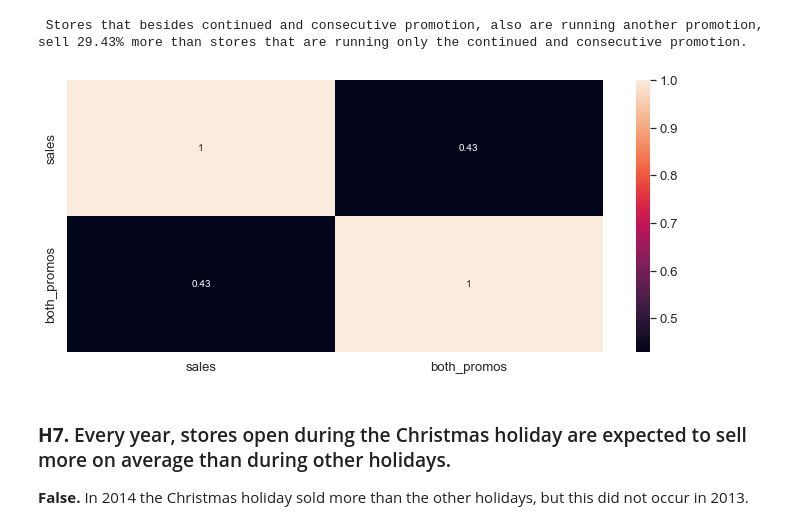
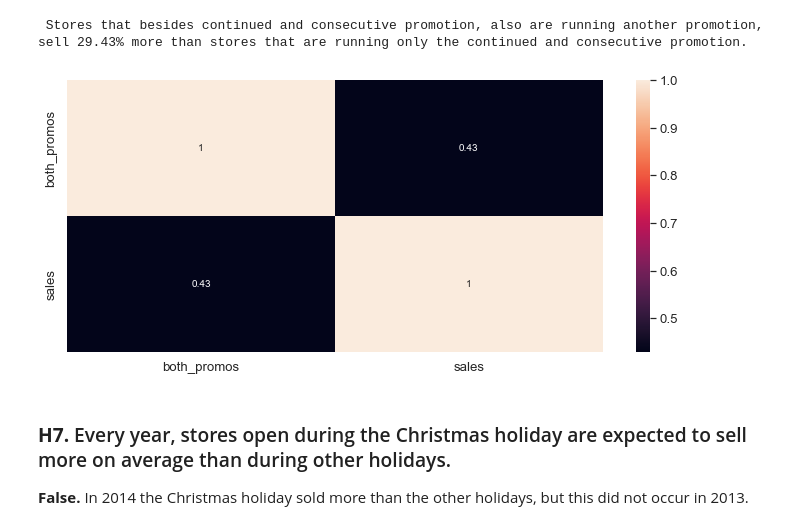
Before and after one commit to anaclaudialemos/drugstore_sales_prediction, a Jupyter notebook: drugstore_sales_prediction.ipynb, the cells around one changed output. Cells and saved outputs as stored; diff of their text form; code cells hidden in the pictures.

```diff
--- a/drugstore_sales_prediction.ipynb
+++ b/drugstore_sales_prediction.ipynb
@@ -718,11 +708,11 @@ print(f' Stores that besides continued and consecutive promotion, also are runni
 | 0 | 0 | 571 | 5501.37 |
 | 1 | 1 | 571 | 7795.24 |
  Stores that besides continued and consecutive promotion, also are running another promotion, sell 29.43% more than stores that are running only the continued and consecutive promotion.
-# %%
-plt.figure(figsize= (12, 5))
-sns.heatmap(aux1[['sales', 'both_promos']].corr(method='pearson'), annot=True);
-# %% [output]
-[figure, removed]
+# %%
+plt.figure(figsize= (12, 5))
+sns.heatmap(aux1[['both_promos', 'sales']].corr(method='pearson'), annot=True);
+# %% [output]
+[figure, added]
 # %% [markdown]
 ### **H7.** Every year, stores open during the Christmas holiday are expected to sell more on average than during other holidays.
 **False.** In 2014 the Christmas holiday sold more than the other holidays, but this did not occur in 2013.
```
Also changed, not shown: parts of 53 cells of this notebook.
